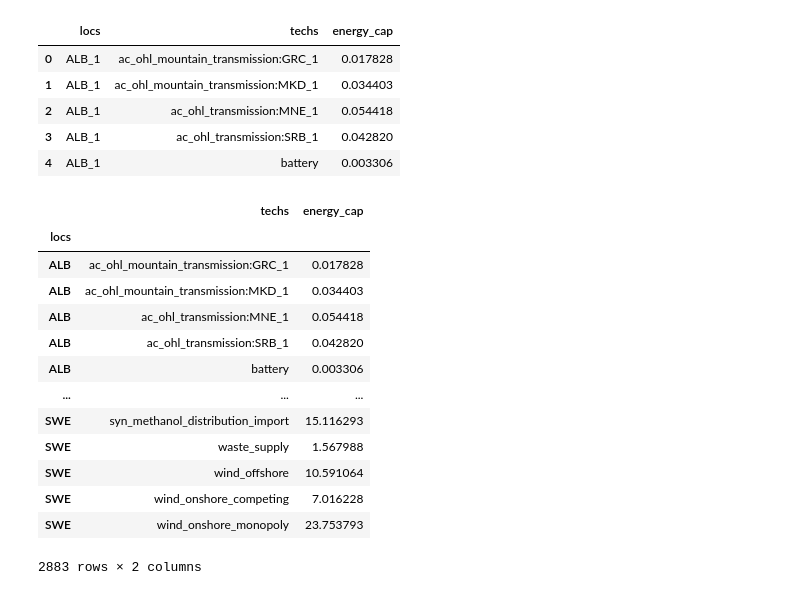
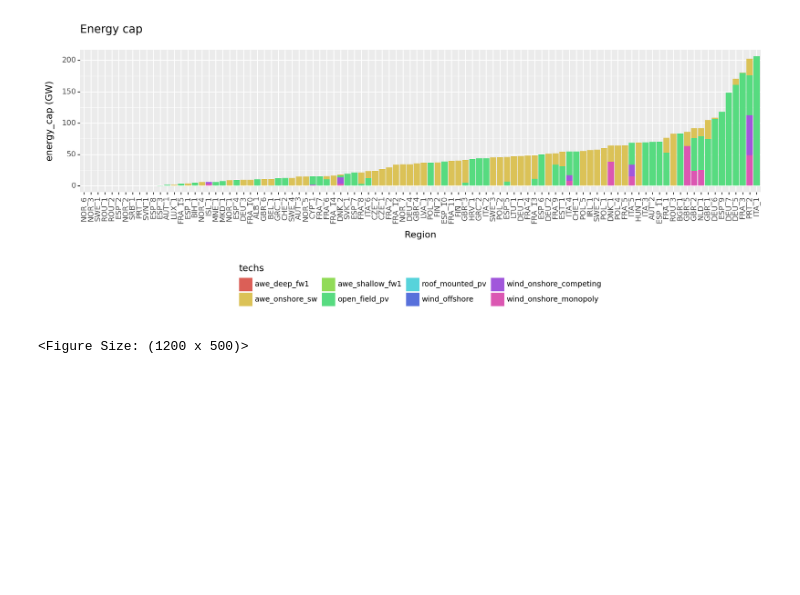
Before and after one commit to jnnr/jw4a-d2.1, a Jupyter notebook: notebooks/plot_energy_cap.ipynb, the cells around one changed output. Saved outputs shown, nothing was run; the diff lists cells and outputs as text; code cells hidden in the pictures; blank space fills up the shorter version.

```diff
--- a/notebooks/plot_energy_cap.ipynb
+++ b/notebooks/plot_energy_cap.ipynb
@@ -0,0 +51,6 @@
+# %%
+df_re = filter_techs(df, RENEWABLES)
+df_re = df_re.loc[~df_re.energy_cap_max.isna() & (~df_re.energy_cap_max.isin([np.inf, -np.inf])), :]
+# df_re = df_re.loc[~df_re.share.isna() & (~df_re.share.isin([np.inf, -np.inf])), :]
+# df_re = aggregate_locs(df_re).reset_index()
+df_re
@@ -0,0 +71,22 @@
+# %%
+var_name = "energy_cap_max" # "energy_cap" "energy_cap_max" "share"
+var_unit = "GW"
+data = df_re.copy()
+
+sort = True
+if sort:
+    order = data.set_index(["locs", "techs"]).loc[:, var_name].groupby("locs").sum().sort_values(ascending=True).index
+    data = data.assign(order=pd.Categorical(data["locs"], categories=order, ordered=True))
+
+normalization = False
+if normalization:
+    data.loc[:, var_name] = data.loc[:, var_name] / data.loc[:, var_name].sum()
+print(data)
+(
+    pn.ggplot(data)
+    + pn.geom_col(pn.aes(x="order", y=var_name, fill="techs"))
+    + pn.labs(x="Region", y=f"{var_name} ({var_unit})", title="Energy cap")
+    + pn.scale_color_discrete(guide=False)
+    + pn.theme(figure_size=(12, 5))
+    + pn.theme(axis_text_x=pn.element_text(angle=90), legend_position="bottom")
+)
@@ -1 +113,20 @@
+# %%
+data = df_re
+var_name = "energy_cap" # "energy_cap" "energy_cap_max" "share"
+var_unit = "GW"
+sort = True
+if sort:
+    order = data.set_index(["locs", "techs"]).loc[:, var_name].groupby("locs").sum().sort_values(ascending=True).index
+    data = data.assign(order=pd.Categorical(data["locs"], categories=order, ordered=True))
+(
+    pn.ggplot(data)
+    + pn.geom_col(pn.aes(x="order", y=var_name, fill="techs"))
+    + pn.labs(x="Region", y=f"{var_name} ({var_unit})", title="Energy cap")
+    + pn.scale_color_discrete(guide=False)
+    + pn.theme(figure_size=(12, 5))
+    + pn.theme(axis_text_x=pn.element_text(angle=90), legend_position="bottom")
+)
+# %% [output]
+[figure, added]
+<Figure Size: (1200 x 500)>
 # %%
@@ -3,31 +134 @@ import pandas as pd
 import matplotlib.pyplot as plt
-# %%
-energy_cap = pd.read_csv("../build/postprocessed_results/energy_cap.csv")
-energy_cap.head()
-# %% [output]
-|  | locs | techs | energy_cap |
-| 0 | ALB_1 | ac_ohl_mountain_transmission:GRC_1 | 0.017828 |
-| 1 | ALB_1 | ac_ohl_mountain_transmission:MKD_1 | 0.034403 |
-| 2 | ALB_1 | ac_ohl_transmission:MNE_1 | 0.054418 |
-| 3 | ALB_1 | ac_ohl_transmission:SRB_1 | 0.042820 |
-| 4 | ALB_1 | battery | 0.003306 |
-# %%
-df = energy_cap.copy()
-df["locs"] = df["locs"].replace({"_\\d+$": ""}, regex=True)
-df = df.groupby(["locs", "techs"]).sum().reset_index().set_index("locs")
-df
-# %% [output]
-|  | techs | energy_cap |
-| locs |  |  |
-| ALB | ac_ohl_mountain_transmission:GRC_1 | 0.017828 |
-| ALB | ac_ohl_mountain_transmission:MKD_1 | 0.034403 |
-| ALB | ac_ohl_transmission:MNE_1 | 0.054418 |
-| ALB | ac_ohl_transmission:SRB_1 | 0.042820 |
-| ALB | battery | 0.003306 |
-| ... | ... | ... |
-| SWE | syn_methanol_distribution_import | 15.116293 |
-| SWE | waste_supply | 1.567988 |
-| SWE | wind_offshore | 10.591064 |
-| SWE | wind_onshore_competing | 7.016228 |
-| SWE | wind_onshore_monopoly | 23.753793 |
-2883 rows × 2 columns
```
Also changed, not shown: parts of 18 cells of this notebook, 6 other files.
